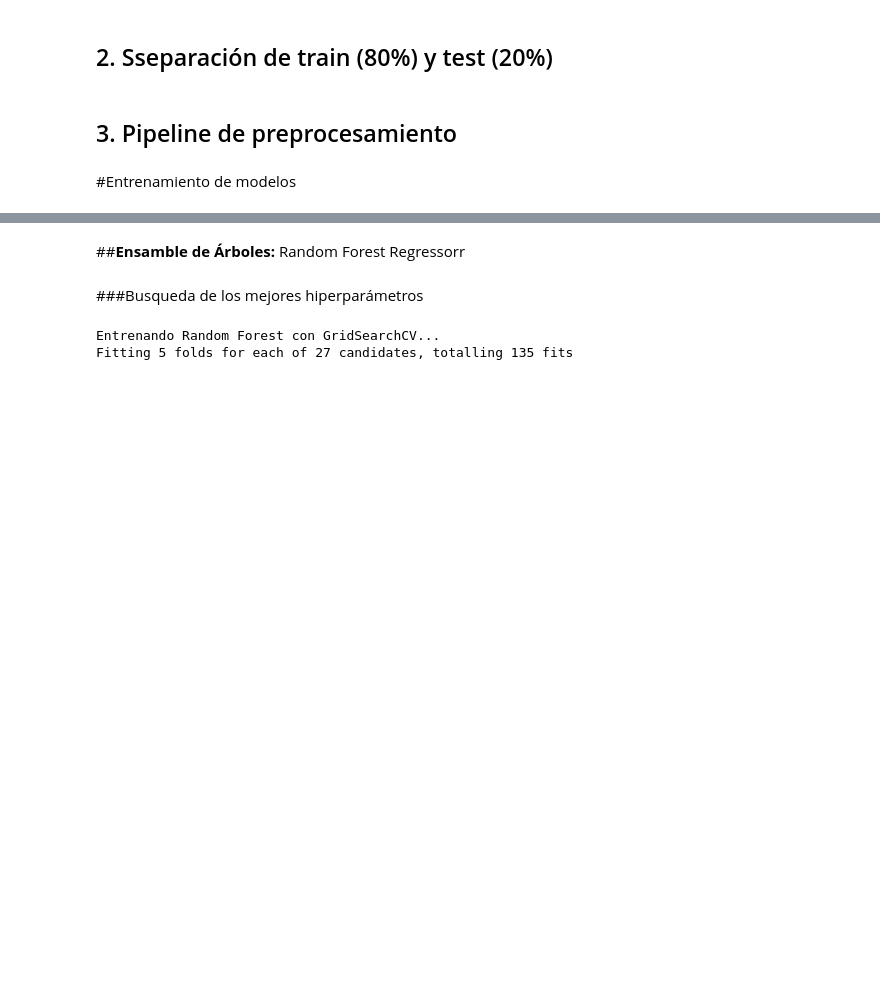
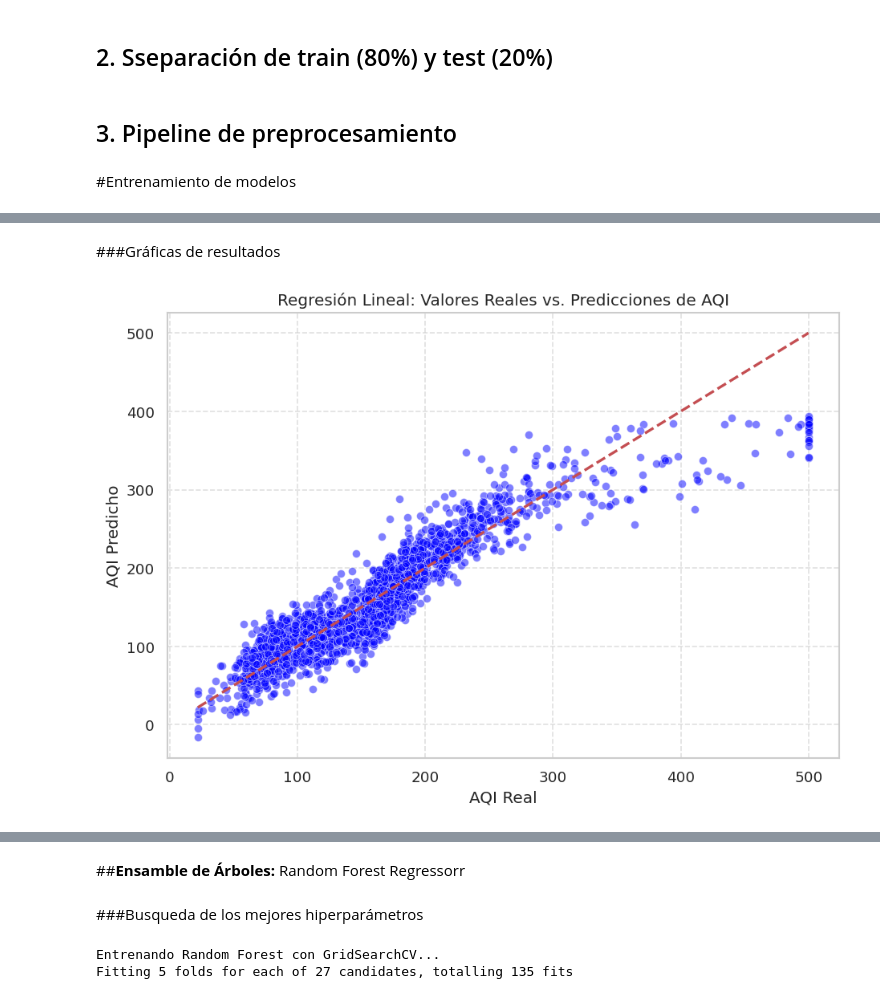
Before and after one commit to JuanMauwu/air-quality-prediction-analysis, a Jupyter notebook: notebooks/Exploración_inicial_dataset_Dhaka_AQI.ipynb, the cells around one changed output, grey strips where cells are left out. Drawn from its saved outputs; the diff is of its cells as text; code cells hidden in the pictures; blank space fills up the shorter version.

Commit message:
Entrenamiento de los modelos

```diff
--- a/notebooks/Exploración_inicial_dataset_Dhaka_AQI.ipynb
+++ b/notebooks/Exploración_inicial_dataset_Dhaka_AQI.ipynb
@@ -216,0 +230,18 @@ cv_strategy = KFold(n_splits=5, shuffle=True, random_state=42)
+# %%
+# Malla de hiperparámetros
+param_grid_lr = {
+    'regressor__fit_intercept': [True, False],
+    'regressor__positive': [True, False]
+}
+
+# Configuración del GridSearchCV (K=5)
+grid_lr = GridSearchCV(
+    estimator=pipeline_lr,
+    param_grid=param_grid_lr,
+    cv=KFold(n_splits=5, shuffle=True, random_state=42),
+    scoring='neg_root_mean_squared_error',
+    n_jobs=-1
+)
+
+# Entrenar modelo
+grid_lr.fit(X_train, y_train)
@@ -216,0 +268,18 @@ cv_strategy = KFold(n_splits=5, shuffle=True, random_state=42)
+# %%
+# Mejor modelo y predicción
+best_lr = grid_lr.best_estimator_
+y_pred_lr = best_lr.predict(X_test)
+
+# Métricas de evaluación
+metrics_lr = {
+    'RMSE': np.sqrt(mean_squared_error(y_test, y_pred_lr)),
+    'MAE': mean_absolute_error(y_test, y_pred_lr),
+    'MedAE': median_absolute_error(y_test, y_pred_lr),
+    'R2': r2_score(y_test, y_pred_lr)
+}
+
+print("=== MEJORES HIPERPARÁMETROS REGRESIÓN LINEAL ===")
+print(grid_lr.best_params_)
+print("\n=== MÉTRICAS REGRESIÓN LINEAL (TEST) ===")
+for metric, val in metrics_lr.items():
+    print(f"{metric}: {val:.4f}")
@@ -216,0 +295,13 @@ cv_strategy = KFold(n_splits=5, shuffle=True, random_state=42)
+# %% [markdown]
+###Gráficas de resultados
+# %%
+plt.figure(figsize=(9, 6))
+sns.scatterplot(x=y_test, y=y_pred_lr, alpha=0.5, color='blue')
+plt.plot([y_test.min(), y_test.max()], [y_test.min(), y_test.max()], 'r--', lw=2)
+plt.title('Regresión Lineal: Valores Reales vs. Predicciones de AQI')
+plt.xlabel('AQI Real')
+plt.ylabel('AQI Predicho')
+plt.grid(True, linestyle='--', alpha=0.6)
+plt.show()
+# %% [output]
+[figure, added]
```
Also changed, not shown: parts of 44 cells of this notebook.
